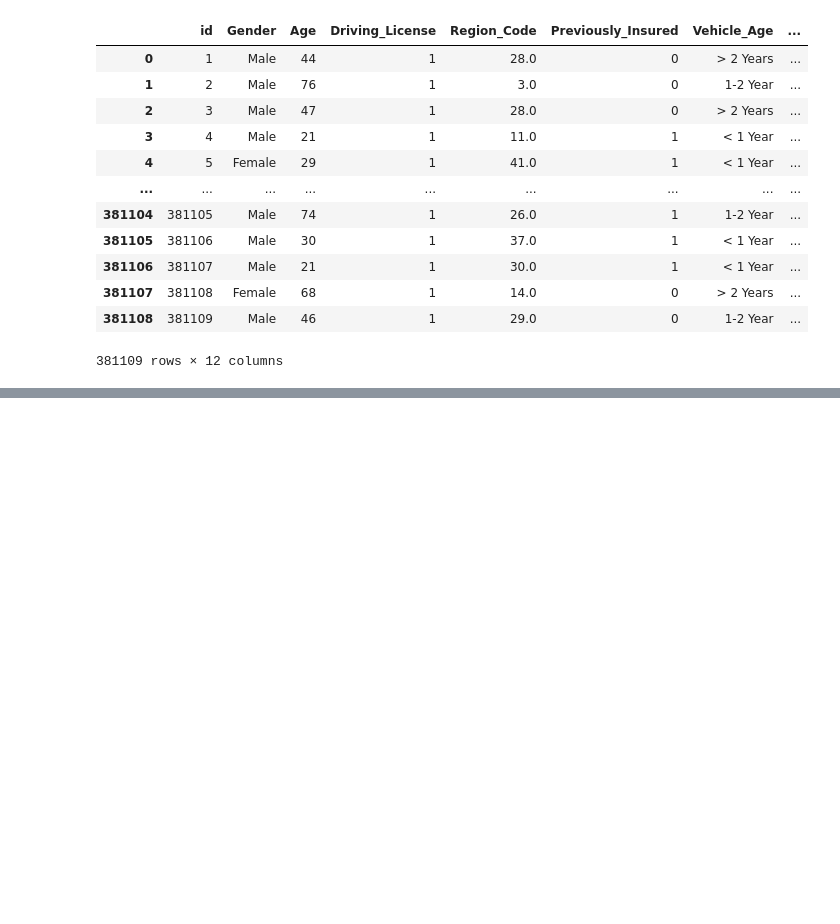
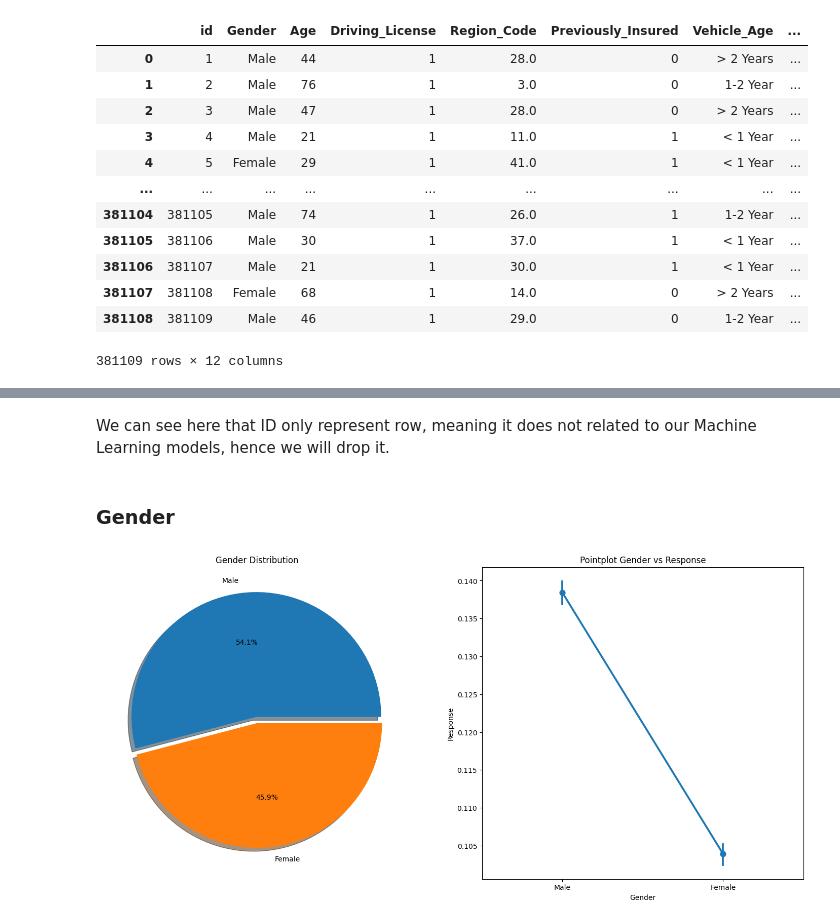
Before and after one commit to JonathanSuryaS/AOL---Machine-Learning, a Jupyter notebook: isnurance.ipynb, the cells around one changed output, grey strips where cells are left out. Cells and saved outputs as stored; diff of their text form; code cells hidden in the pictures; blank space fills up the shorter version.

```diff
--- a/isnurance.ipynb
+++ b/isnurance.ipynb
@@ -27,0 +129,17 @@ train
+# %% [markdown]
+We can see here that ID only represent row, meaning it does not related to our Machine Learning models, hence we will drop it.
+# %%
+train.drop(columns=['id'], inplace = True)
+test.drop(columns=['id'], inplace = True)
+# %% [markdown]
+### Gender
+# %%
+fig, ax = plt.subplots(1, 2, figsize = (18, 8))
+train['Gender'].value_counts().plot(kind = 'pie', ax = ax[0], autopct = '%1.1f%%', shadow = True, explode = [0.05, 0])
+ax[0].set_ylabel('')
+ax[0].set_title('Gender Distribution')
+ax[1].set_title('Pointplot Gender vs Response')
+sns.pointplot(data = train, x = 'Gender', y = 'Response')
+plt.show()
+# %% [output]
+[figure, added]
```
Also changed, not shown: parts of 83 cells of this notebook, 1 other file.
